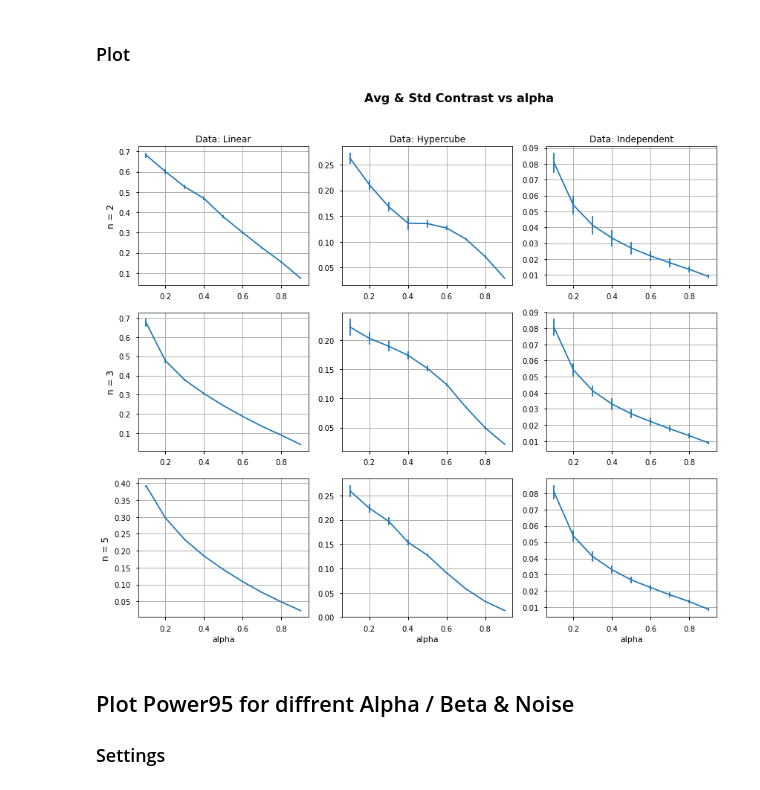
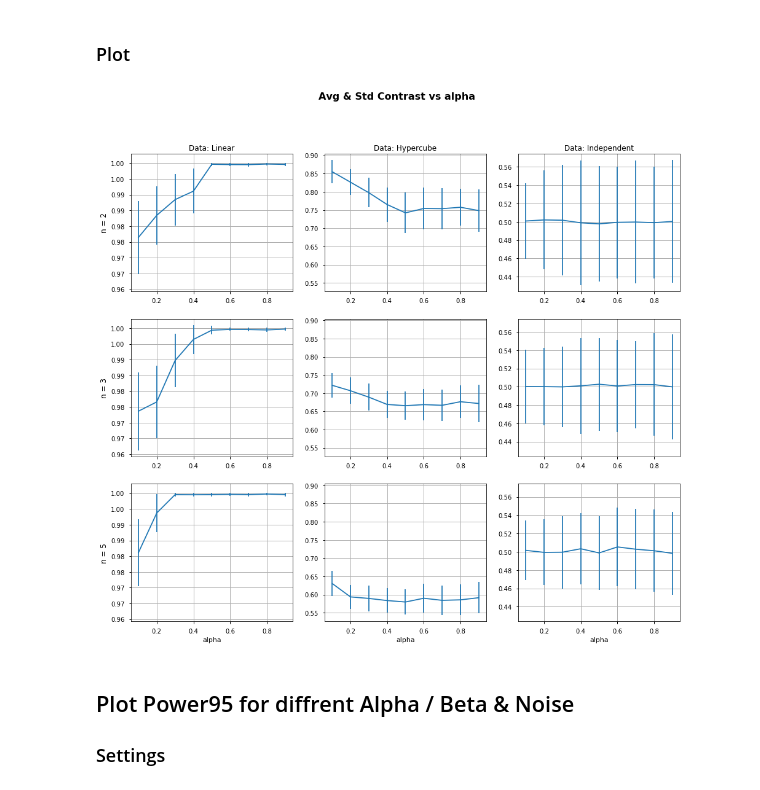
Before and after one commit to edouardfouche/MCDE, a Jupyter notebook: visualize/PowerAlphaBeta.ipynb, the cells around one changed output. Saved outputs shown, nothing was run; the diff lists cells and outputs as text; code cells hidden in the pictures.

Commit message:
adjusted power alpha/beta plots for fixing axis alogn row / col

```diff
--- a/visualize/PowerAlphaBeta.ipynb
+++ b/visualize/PowerAlphaBeta.ipynb
@@ -77,9 +69,11 @@ array(['0', 'LinearThenDummy', 'LinearPeriodic_2', 'Linear', 'Sine_5',
 # %%
 selectedCategories = ['Linear','Hypercube', 'Independent'] # Must be 3 Cats
 # %%
-selectedTest = "KS" # Must be 1 Test
+selectedTest = "MWP" # Must be 1 Test
 # %%
 selectedNoise = 0.0 # Must be one Noiselevel
+# %%
+scale_axes = "col" # weather subplots yaxis should be fixed along row/col, must be either ["col", "row", False]
 # %%
 varPara = "alpha" # Must be either or "alpha" or "beta"
 
@@ -97,76 +91,73 @@ array([2, 3, 5])
 # %% [markdown]
 ### Plot
 # %%
-fig = plt.figure(figsize = (12,10)) # Adjust Size
+fig, axes = plt.subplots(3,3, figsize = (16,14), sharey = scale_axes) # Adjust Size
 fig.suptitle("Avg & Std Contrast vs " + varPara, fontweight = "bold", fontsize = 16)
 
 # 1 Row
 subset = data[(data["category"] == selectedCategories[0]) & (data["nDim"] == selectedDims[0]) & (data["testId"] == selectedTest) & (data["noise"] == selectedNoise)]
-plt.subplot(331)
-plt.errorbar(x = subset[varPara], y = subset["avgContrast"], yerr = subset["stdContrast"])
-plt.ylabel("n = " + str(selectedDims[0]), size = "large")
-plt.title("Data: " + selectedCategories[0])
-plt.grid(True)
-plt.subplots_adjust(bottom = 0.001, left = 0.0001)
+axes[0, 0].errorbar(x = subset[varPara], y = subset["avgContrast"], yerr = subset["stdContrast"])
+axes[0, 0].set_ylabel("n = " + str(selectedDims[0]), size = "large")
+axes[0, 0].set_title("Data: " + selectedCategories[0])
+axes[0, 0].grid(True)
+axes[0, 0].yaxis.set_major_formatter(FormatStrFormatter('%.2f'))
 
 subset = data[(data["category"] == selectedCategories[1]) & (data["nDim"] == selectedDims[0]) & (data["testId"] == selectedTest) & (data["noise"] == selectedNoise)]
-plt.subplot(332)
-plt.errorbar(x = subset[varPara], y = subset["avgContrast"], yerr = subset["stdContrast"])
-plt.title("Data: " + selectedCategories[1])
-plt.grid(True)
+axes[0, 1].errorbar(x = subset[varPara], y = subset["avgContrast"], yerr = subset["stdContrast"])
+axes[0, 1].set_title("Data: " + selectedCategories[1])
+axes[0, 1].grid(True)
+axes[0, 1].yaxis.set_major_formatter(FormatStrFormatter('%.2f'))
 
 subset = data[(data["category"] == selectedCategories[2]) & (data["nDim"] == selectedDims[0]) & (data["testId"] == selectedTest) & (data["noise"] == selectedNoise)]
-plt.subplot(333)
-plt.errorbar(x = subset[varPara], y = subset["avgContrast"], yerr = subset["stdContrast"])
-plt.title("Data: " + selectedCategories[2])
-plt.grid(True)
+axes[0, 2].errorbar(x = subset[varPara], y = subset["avgContrast"], yerr = subset["stdContrast"])
+axes[0, 2].set_title("Data: " + selectedCategories[2])
+axes[0, 2].grid(True)
+axes[0, 2].yaxis.set_major_formatter(FormatStrFormatter('%.2f'))
 
 # 2 Row
 subset = data[(data["category"] == selectedCategories[0]) & (data["nDim"] == selectedDims[1]) & (data["testId"] == selectedTest) & (data["noise"] == selectedNoise)]
-plt.subplot(334)
-plt.errorbar(x = subset[varPara], y = subset["avgContrast"], yerr = subset["stdContrast"])
-plt.ylabel("n = " + str(selectedDims[1]), size = "large")
-plt.grid(True)
-plt.subplots_adjust(bottom = 0.001, left = 0.0001)
+axes[1, 0].errorbar(x = subset[varPara], y = subset["avgContrast"], yerr = subset["stdContrast"])
+axes[1, 0].set_ylabel("n = " + str(selectedDims[1]), size = "large")
+axes[1, 0].grid(True)
+axes[1, 0].yaxis.set_major_formatter(FormatStrFormatter('%.2f'))
 
 subset = data[(data["category"] == selectedCategories[1]) & (data["nDim"] == selectedDims[1]) & (data["testId"] == selectedTest) & (data["noise"] == selectedNoise)]
-plt.subplot(335)
-plt.errorbar(x = subset[varPara], y = subset["avgContrast"], yerr = subset["stdContrast"])
-plt.grid(True)
+axes[1, 1].errorbar(x = subset[varPara], y = subset["avgContrast"], yerr = subset["stdContrast"])
+axes[1, 1].grid(True)
+axes[1, 1].yaxis.set_major_formatter(FormatStrFormatter('%.2f'))
 
 subset = data[(data["category"] == selectedCategories[2]) & (data["nDim"] == selectedDims[1]) & (data["testId"] == selectedTest) & (data["noise"] == selectedNoise)]
-plt.subplot(336)
-plt.errorbar(x = subset[varPara], y = subset["avgContrast"], yerr = subset["stdContrast"])
-plt.grid(True)
+axes[1, 2].errorbar(x = subset[varPara], y = subset["avgContrast"], yerr = subset["stdContrast"])
+axes[1, 2].grid(True)
+axes[1, 2].yaxis.set_major_formatter(FormatStrFormatter('%.2f'))
 
 # 3 Row
 subset = data[(data["category"] == selectedCategories[0]) & (data["nDim"] == selectedDims[2]) & (data["testId"] == selectedTest) & (data["noise"] == selectedNoise)]
-plt.subplot(337)
-plt.errorbar(x = subset[varPara], y = subset["avgContrast"], yerr = subset["stdContrast"])
-plt.ylabel("n = " + str(selectedDims[2]), size = "large")
-plt.xlabel(str(varPara))
-plt.grid(True)
-plt.subplots_adjust(bottom = 0.001, left = 0.0001)
+axes[2, 0].errorbar(x = subset[varPara], y = subset["avgContrast"], yerr = subset["stdContrast"])
+axes[2, 0].set_ylabel("n = " + str(selectedDims[2]), size = "large")
+axes[2, 0].set_xlabel(str(varPara))
+axes[2, 0].grid(True)
+axes[2, 0].yaxis.set_major_formatter(FormatStrFormatter('%.2f'))
 
 subset = data[(data["category"] == selectedCategories[1]) & (data["nDim"] == selectedDims[2]) & (data["testId"] == selectedTest) & (data["noise"] == selectedNoise)]
-plt.subplot(338)
-plt.errorbar(x = subset[varPara], y = subset["avgContrast"], yerr = subset["stdContrast"])
-plt.xlabel(str(varPara))
-plt.grid(True)
+axes[2, 1].errorbar(x = subset[varPara], y = subset["avgContrast"], yerr = subset["stdContrast"])
+axes[2, 1].set_xlabel(str(varPara))
+axes[2, 1].grid(True)
+axes[1, 1].yaxis.set_major_formatter(FormatStrFormatter('%.2f'))
 
 subset = data[(data["category"] == selectedCategories[2]) & (data["nDim"] == selectedDims[2]) & (data["testId"] == selectedTest) & (data["noise"] == selectedNoise)]
-plt.subplot(339)
-plt.errorbar(x = subset[varPara], y = subset["avgContrast"], yerr = subset["stdContrast"])
-plt.xlabel(str(varPara))
-plt.grid(True)
+axes[2, 2].errorbar(x = subset[varPara], y = subset["avgContrast"], yerr = subset["stdContrast"])
+axes[2, 2].set_xlabel(str(varPara))
+axes[2, 2].grid(True)
+axes[2, 2].yaxis.set_major_formatter(FormatStrFormatter('%.2f'))
 
 # Saving
 savestring = ("Contrast " + varPara + "_Test " + selectedTest + "_" + selectedCategories[0] + " " + selectedCategories[1] + " "
               + selectedCategories[2] + "_Noise " + str(selectedNoise))
 savepath = "plots/AlphaBeta/"
 fig.savefig(savepath + savestring + ".pdf", bbox_inches='tight')
 # %% [output]
-[figure, old version]
+[figure, new version]
 # %% [markdown]
 ## Plot Power95 for diffrent Alpha / Beta & Noise
 ### Settings
```
Also changed, not shown: parts of 2 cells of this notebook, 2 other files.
